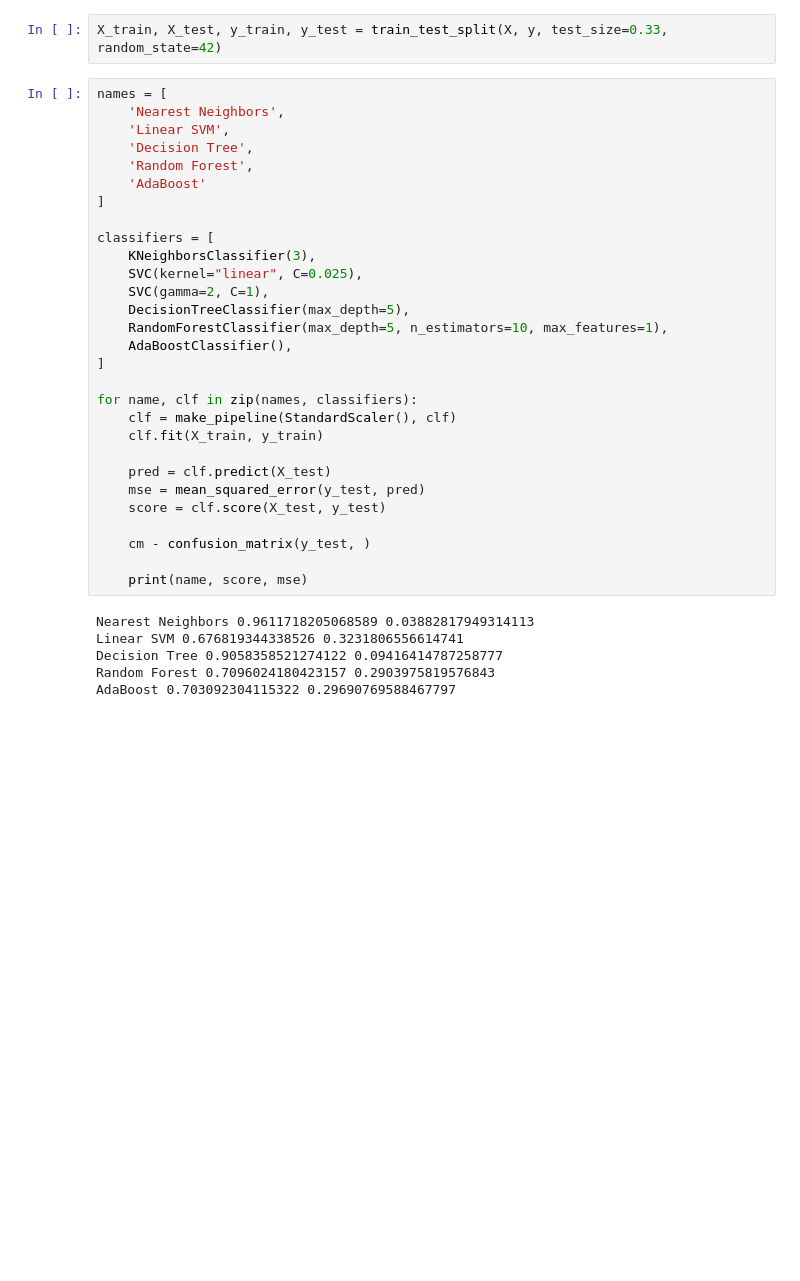
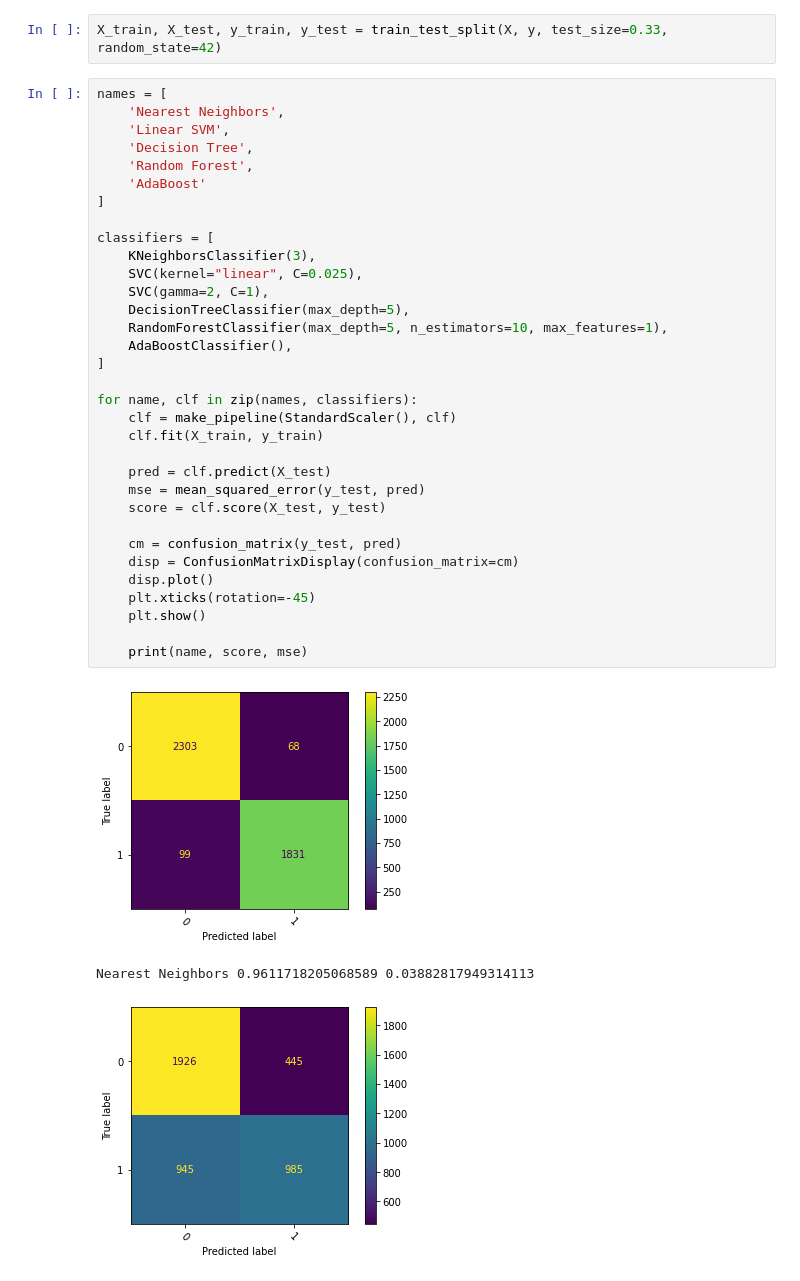
Before and after one commit to brichen/cogs189-final-project, a Jupyter notebook: project.ipynb, the cells around one changed output. Saved outputs shown, nothing was run; the diff lists cells and outputs as text; blank space fills up the shorter version.

Commit message:
added confusion matrices

```diff
--- a/project.ipynb
+++ b/project.ipynb
@@ -93,35 +93,37 @@ X_train, X_test, y_train, y_test = train_test_split(X, y, test_size=0.33, random
 # %%
 names = [
     'Nearest Neighbors',
     'Linear SVM',
     'Decision Tree',
     'Random Forest',
     'AdaBoost'
 ]
 
 classifiers = [
     KNeighborsClassifier(3),
     SVC(kernel="linear", C=0.025),
     SVC(gamma=2, C=1),
     DecisionTreeClassifier(max_depth=5),
     RandomForestClassifier(max_depth=5, n_estimators=10, max_features=1),
     AdaBoostClassifier(),
 ]
 
 for name, clf in zip(names, classifiers):
     clf = make_pipeline(StandardScaler(), clf)
     clf.fit(X_train, y_train)
 
     pred = clf.predict(X_test)
     mse = mean_squared_error(y_test, pred)
     score = clf.score(X_test, y_test)
 
-    cm - confusion_matrix(y_test, )
+    cm = confusion_matrix(y_test, pred)
+    disp = ConfusionMatrixDisplay(confusion_matrix=cm)
+    disp.plot()
+    plt.xticks(rotation=-45)
+    plt.show()
 
     print(name, score, mse)
 # %% [output]
+[figure, added]
 Nearest Neighbors 0.9611718205068589 0.03882817949314113
-Linear SVM 0.676819344338526 0.3231806556614741
-Decision Tree 0.9058358521274122 0.09416414787258777
-Random Forest 0.7096024180423157 0.2903975819576843
-AdaBoost 0.703092304115322 0.29690769588467797
+[figure, added]
```
Also changed, not shown: parts of 1 cell of this notebook.
